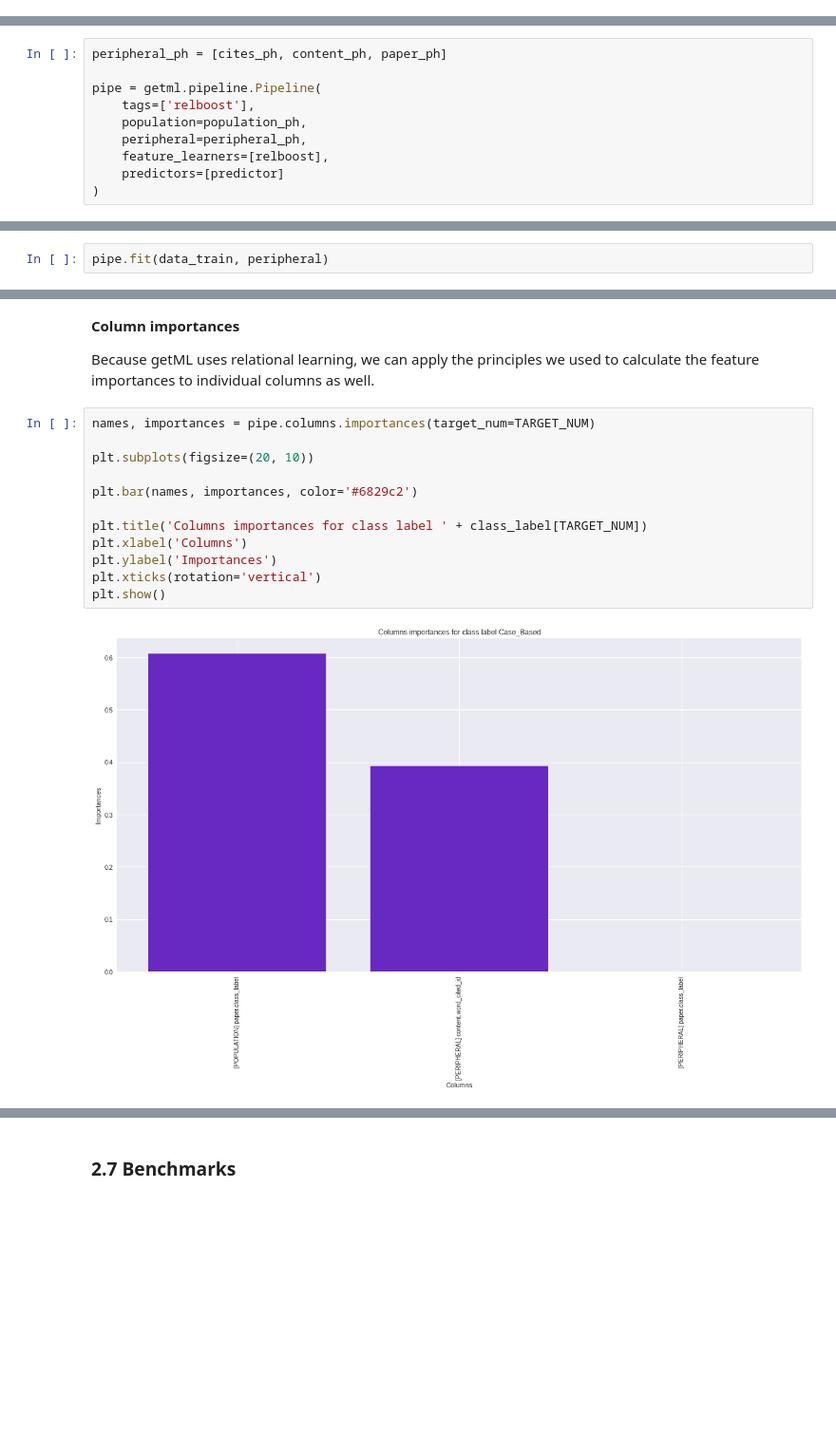
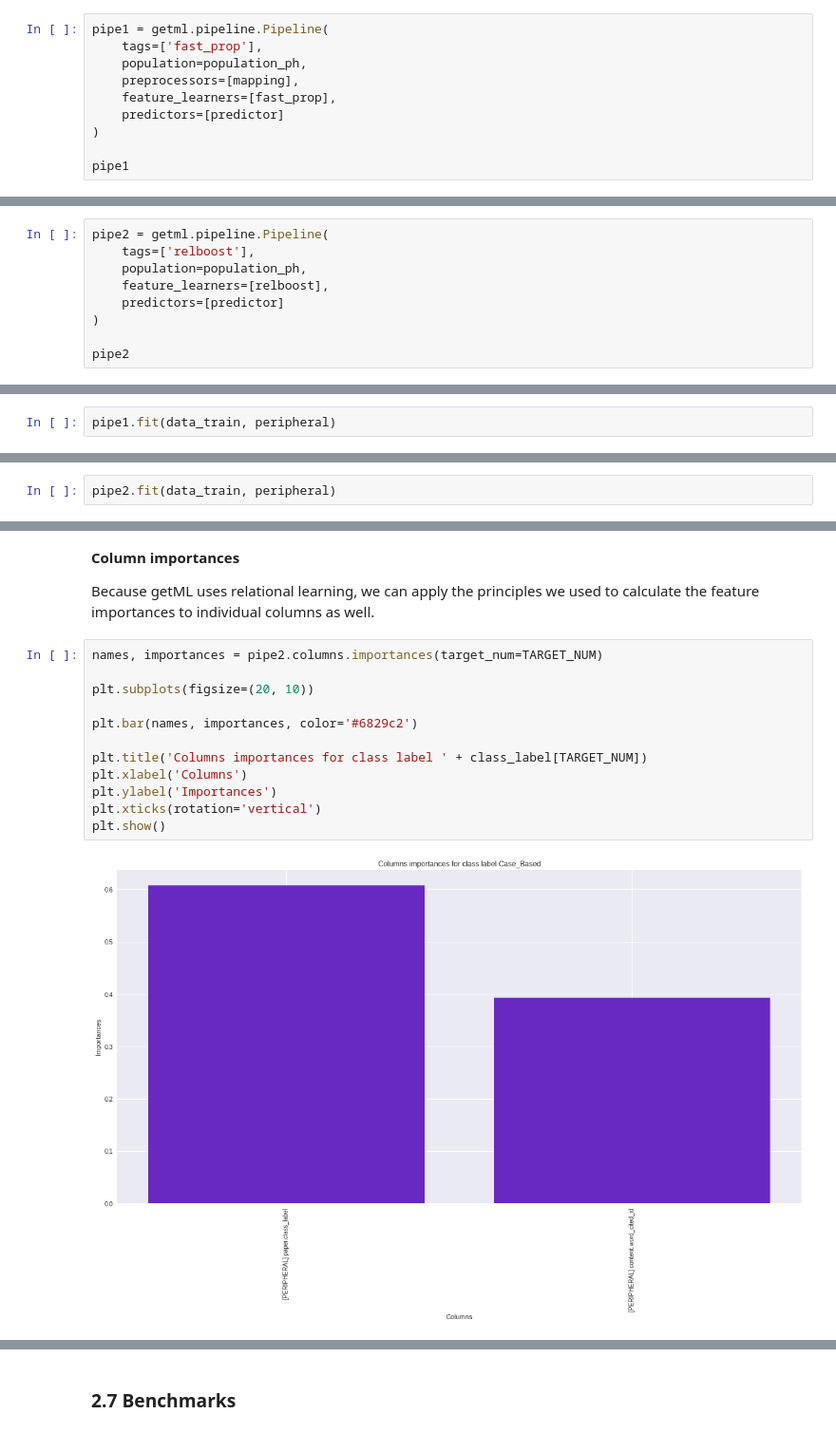
Before and after one commit to getml/getml-demo, a Jupyter notebook: cora.ipynb, the cells around one changed output, grey strips where cells are left out. Shown at 95% size. Drawn from its saved outputs; the diff is of its cells as text; blank space fills up the shorter version.

```diff
--- a/cora.ipynb
+++ b/cora.ipynb
@@ -397,3 +419,13 @@ relboost = getml.feature_learning.RelboostModel(
 predictor = getml.predictors.XGBoostClassifier()
 # %% [markdown]
 __Build the pipeline__
+# %%
+pipe1 = getml.pipeline.Pipeline(
+    tags=['fast_prop'],
+    population=population_ph,
+    preprocessors=[mapping],
+    feature_learners=[fast_prop],
+    predictors=[predictor]
+)
+
+pipe1
@@ -400,10 +442,9 @@ __Build the pipeline__
 # %%
-peripheral_ph = [cites_ph, content_ph, paper_ph]
-
-pipe = getml.pipeline.Pipeline(
+pipe2 = getml.pipeline.Pipeline(
     tags=['relboost'],
     population=population_ph,
-    peripheral=peripheral_ph,
     feature_learners=[relboost],
     predictors=[predictor]
 )
+
+pipe2
@@ -425,5 +476,5 @@ Checking data model...
 # %% [markdown]
 The training process seems a bit intimidating. That is because the relboost algorithms needs to train separate models for each class label. This is due to the nature of the generated features.
 # %%
-pipe.fit(data_train, peripheral)
+pipe1.fit(data_train, peripheral)
 # %% [output]
@@ -456,0 +520,2 @@ url: http://localhost:1709/#/getpipeline/cora/MpiPV2/0/
+# %%
+pipe2.fit(data_train, peripheral)
@@ -602,19 +754,19 @@ __Column importances__
 
 Because getML uses relational learning, we can apply the principles we used to calculate the feature importances to individual columns as well.
 # %%
-names, importances = pipe.columns.importances(target_num=TARGET_NUM)
+names, importances = pipe2.columns.importances(target_num=TARGET_NUM)
 
 plt.subplots(figsize=(20, 10))
 
 plt.bar(names, importances, color='#6829c2')
 
 plt.title('Columns importances for class label ' + class_label[TARGET_NUM])
 plt.xlabel('Columns')
 plt.ylabel('Importances')
 plt.xticks(rotation='vertical')
 plt.show()
 # %% [output]
-[figure, old version]
+[figure, new version]
 # %% [markdown]
 __Transpiling the learned features__
 
```
Also changed, not shown: parts of 32 cells of this notebook.
